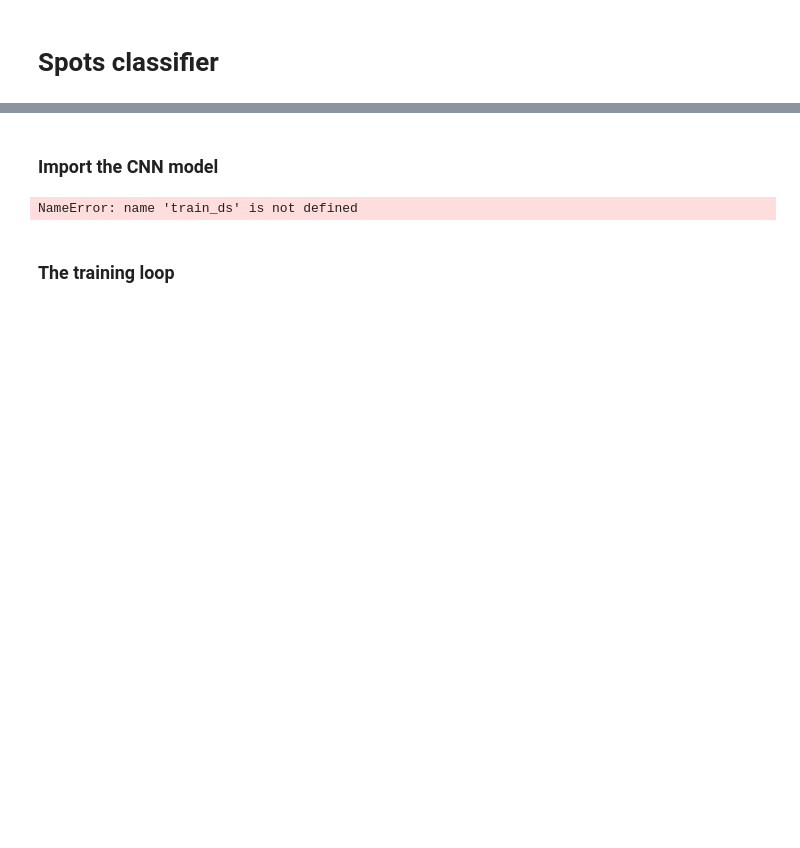
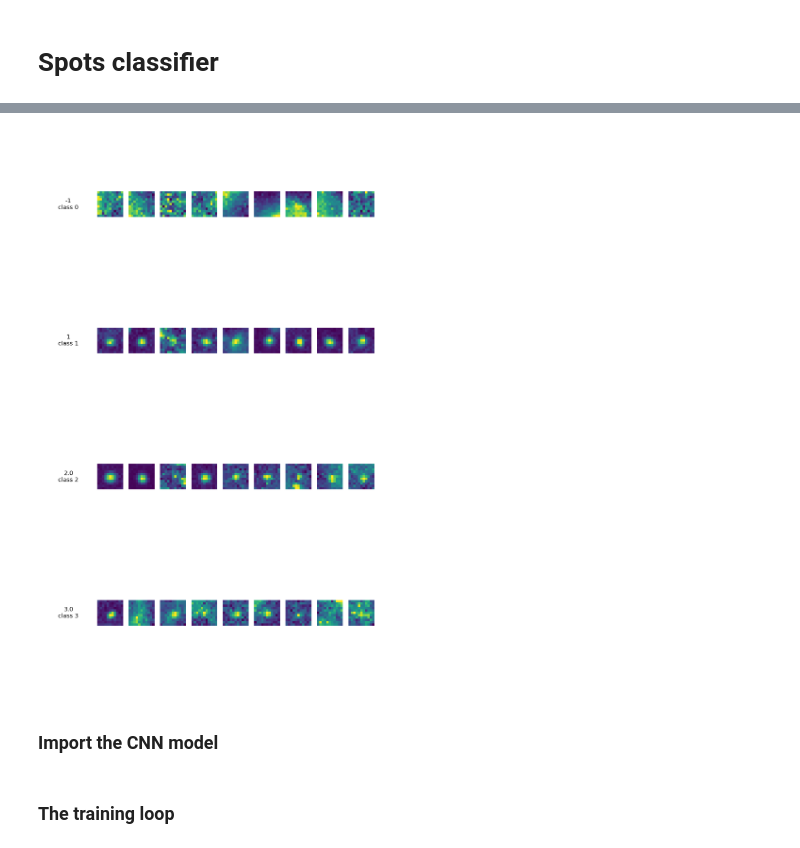
Before and after one commit to LiorAvrahami/smfish_spot_detection, a Jupyter notebook: neural_network/spot_classifier.ipynb, the cells around one changed output, grey strips where cells are left out. Saved outputs shown, nothing was run; the diff lists cells and outputs as text; code cells hidden in the pictures; blank space fills up the shorter version.

```diff
--- a/neural_network/spot_classifier.ipynb
+++ b/neural_network/spot_classifier.ipynb
@@ -44,0 +115,29 @@ valid_ds = CustomDataset(list(dogs_valid.keys()),list(dogs_valid.values()))
+# %%
+class_labels = [
+    -1,
+    1,
+    2.0,3.0
+    ]
+
+fig = plt.figure(figsize=(6,10), dpi=300)
+
+nrow, ncol = len(class_labels), 10
+gs = GridSpec(nrow, ncol, hspace=0.0, width_ratios=[1.8,1,1,1,1,1,1,1,1,1])
+
+for cl_idx, my_class in enumerate(class_labels):
+
+    idxs = np.where(np.array(train_label)==my_class)[0]
+    ax = fig.add_subplot(gs[cl_idx*ncol])
+
+    center_x = (ax.get_xlim()[1] - ax.get_xlim()[0]) / 2
+    center_y = (ax.get_ylim()[1] - ax.get_ylim()[0]) / 2
+
+    ax.text(center_x, center_y, str(class_labels[cl_idx]) + f'\nclass {cl_idx}', ha='center', va='center', fontsize=6)
+    ax.axis("off")
+
+    for j in range(1, ncol):
+        ax = fig.add_subplot(gs[cl_idx*ncol + j])
+        ax.imshow(np.max(train_img[idxs[j-1]][:,:,:,np.max(int(my_class)-1,0)],axis=2))
+        ax.axis("off")
+# %% [output]
+[figure, added]
@@ -49,9 +167,8 @@ from model_classifier import spots_classifier_net
 # %%
 net = spots_classifier_net()
 # %%
-train_dl = DataLoader(train_ds, batch_size=16, shuffle=True)
-valid_dl = DataLoader(valid_ds, batch_size=16, shuffle=True)
+dl_batch_size = 16
+train_dl = DataLoader(train_ds, batch_size=dl_batch_size, shuffle=True)
+valid_dl = DataLoader(val_ds, batch_size=dl_batch_size, shuffle=True)
-# %% [output]
-NameError: name 'train_ds' is not defined
 # %% [markdown]
 ### The training loop
```
Also changed, not shown: parts of 18 cells of this notebook, 1 other file.
